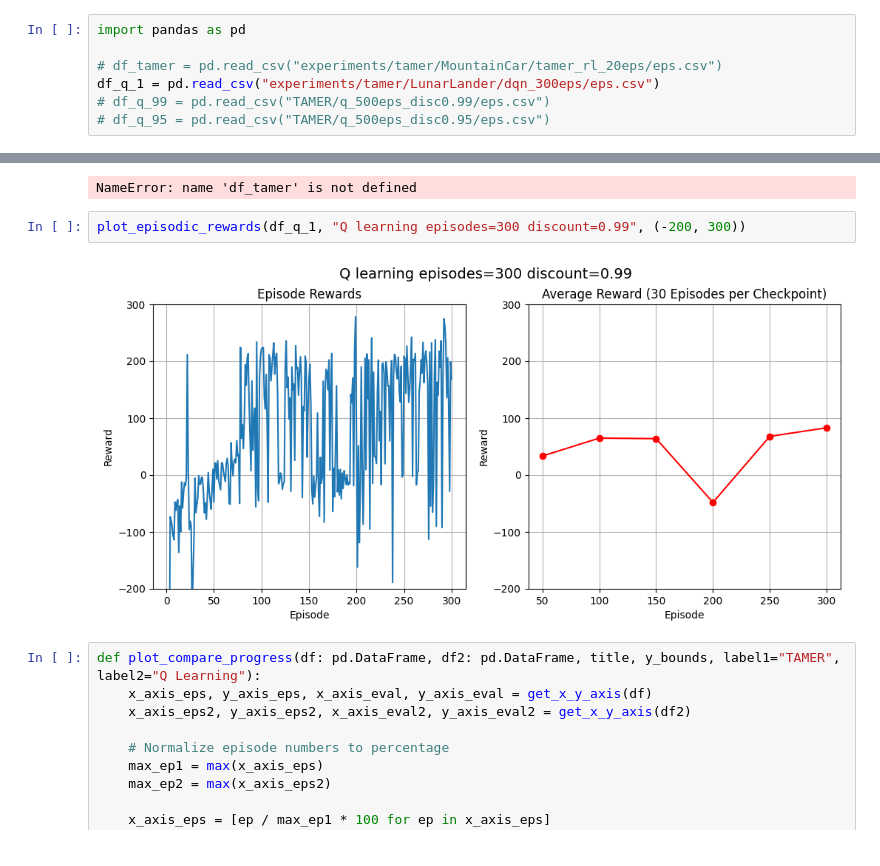
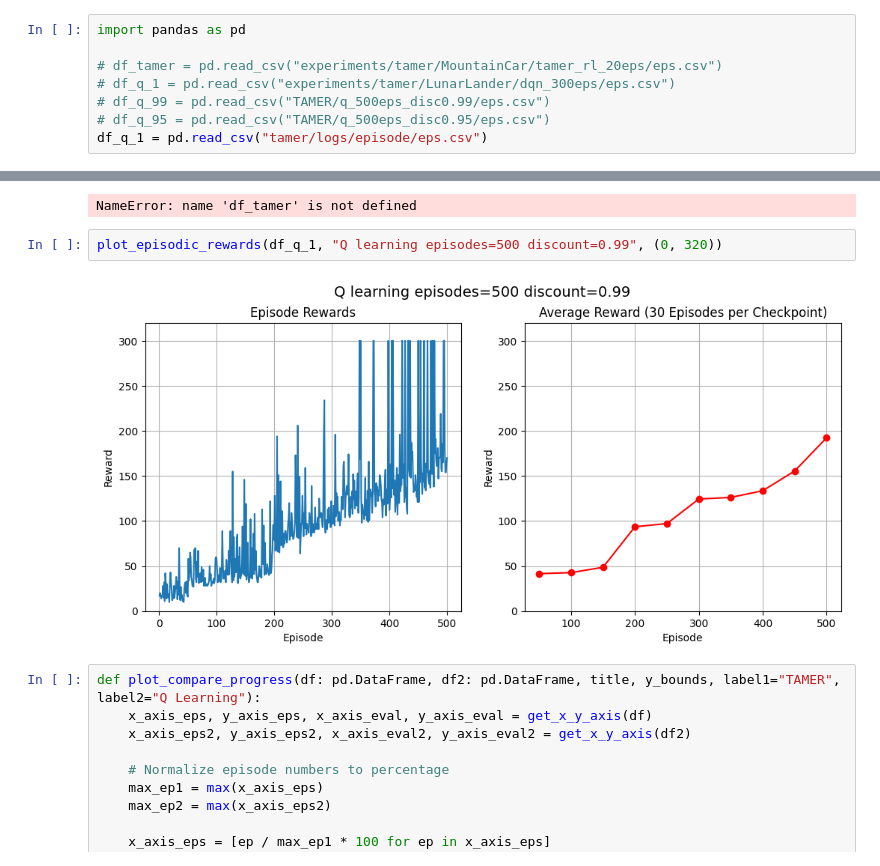
Before and after one commit to chengxi600/TAMER, a Jupyter notebook: plotting_results.ipynb, the cells around one changed output, grey strips where cells are left out. Cells and saved outputs as stored; diff of their text form.

```diff
--- a/plotting_results.ipynb
+++ b/plotting_results.ipynb
@@ -17,9 +17,10 @@ print(x.text)
 import pandas as pd
 
 # df_tamer = pd.read_csv("experiments/tamer/MountainCar/tamer_rl_20eps/eps.csv")
-df_q_1 = pd.read_csv("experiments/tamer/LunarLander/dqn_300eps/eps.csv")
+# df_q_1 = pd.read_csv("experiments/tamer/LunarLander/dqn_300eps/eps.csv")
 # df_q_99 = pd.read_csv("TAMER/q_500eps_disc0.99/eps.csv")
 # df_q_95 = pd.read_csv("TAMER/q_500eps_disc0.95/eps.csv")
+df_q_1 = pd.read_csv("tamer/logs/episode/eps.csv")
 # %%
 def get_x_y_axis(df: pd.DataFrame):
     # separate episodes and evals
@@ -61,9 +62,9 @@ plot_episodic_rewards(df_tamer, "TAMER+RL action biasing episode=20", (-300, 0))
 # %% [output]
 NameError: name 'df_tamer' is not defined
 # %%
-plot_episodic_rewards(df_q_1, "Q learning episodes=300 discount=0.99", (-200, 300))
+plot_episodic_rewards(df_q_1, "Q learning episodes=500 discount=0.99", (0, 320))
 # %% [output]
-[figure, old version]
+[figure, new version]
 # %%
 def plot_compare_progress(df: pd.DataFrame, df2: pd.DataFrame, title, y_bounds, label1="TAMER", label2="Q Learning"):
     x_axis_eps, y_axis_eps, x_axis_eval, y_axis_eval = get_x_y_axis(df)
```
Also changed, not shown: 9 other files.
